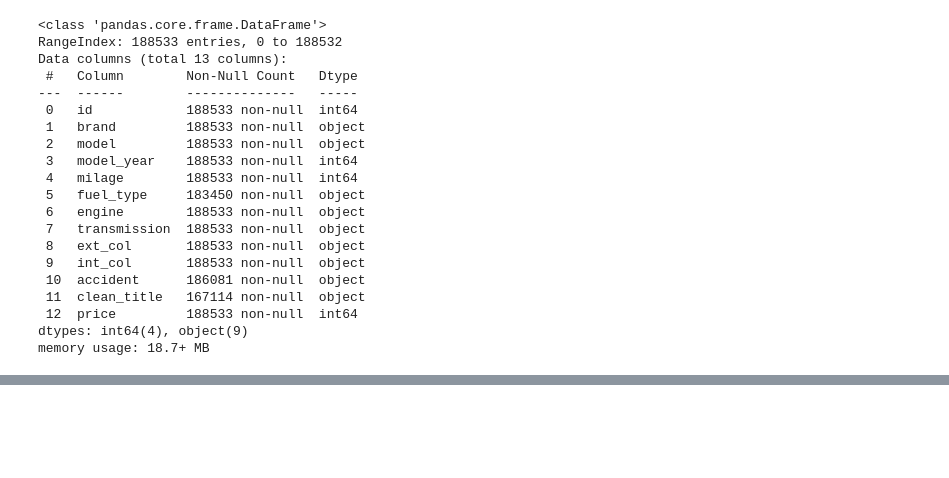
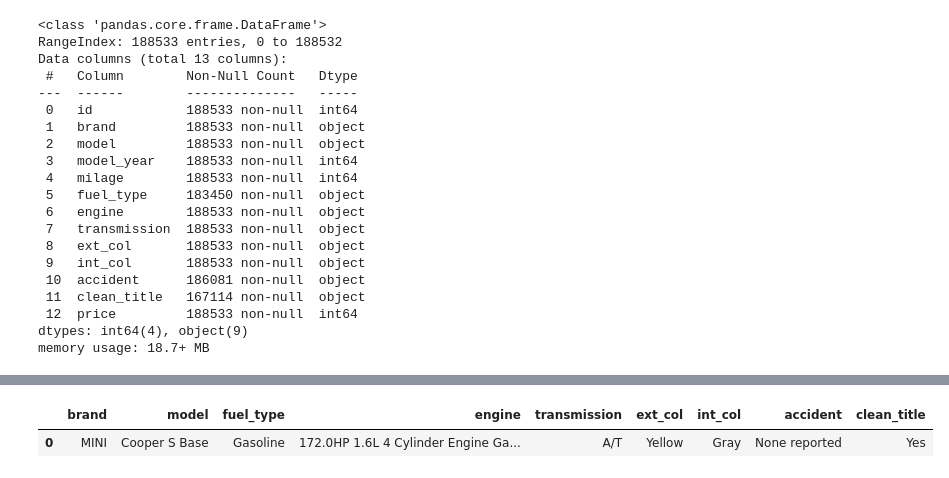
Before and after one commit to jpmamededs/KaggleCarPricesRegression, a Jupyter notebook: carPricesNotebook.ipynb, the cells around one changed output, grey strips where cells are left out. Cells and saved outputs as stored; diff of their text form; code cells hidden in the pictures; blank space fills up the shorter version.

```diff
--- a/carPricesNotebook.ipynb
+++ b/carPricesNotebook.ipynb
@@ -214,0 +65,5 @@ memory usage: 17.5+ MB
+# %%
+train_df.select_dtypes('object').head(1)
+# %% [output]
+|  | brand | model | fuel_type | engine | transmission | ext_col | int_col | accident | clean_title |
+| 0 | MINI | Cooper S Base | Gasoline | 172.0HP 1.6L 4 Cylinder Engine Ga... | A/T | Yellow | Gray | None reported | Yes |
```
Also changed, not shown: parts of 28 cells of this notebook.
